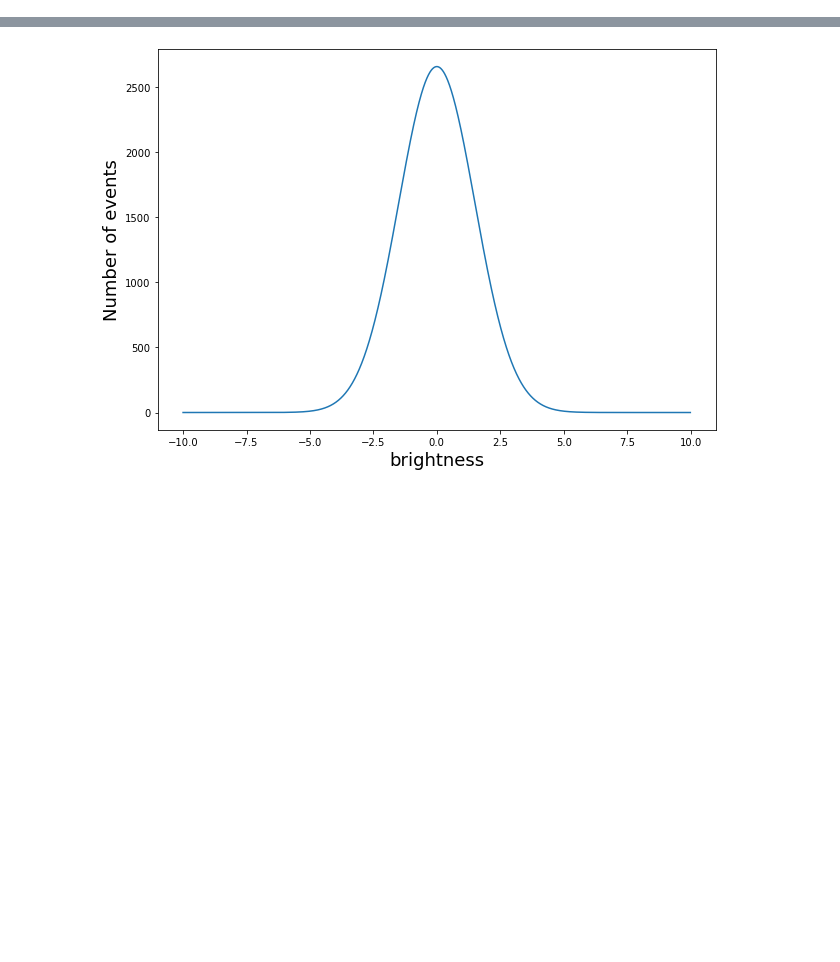
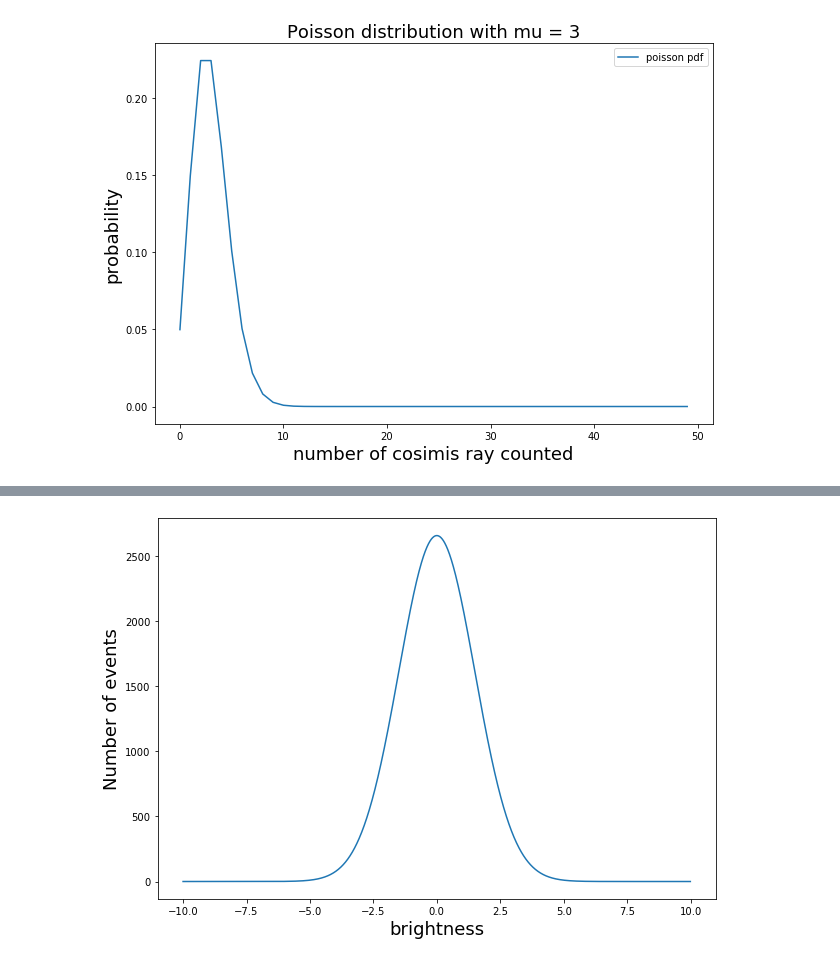
Before and after one commit to tominsUW/PHYS434, a Jupyter notebook: Lab2.ipynb, the cells around one changed output, grey strips where cells are left out. Saved outputs shown, nothing was run; the diff lists cells and outputs as text; code cells hidden in the pictures; blank space fills up the shorter version.

```diff
--- a/Lab2.ipynb
+++ b/Lab2.ipynb
@@ -236,0 +11,14 @@ If each pixel has a Gaussian distribution, what would be the distribution if we
+# %%
+plt.rcParams["figure.figsize"] = (10,7)
+fig, ax = plt.subplots(1, 1)
+x = range(0,50)
+mu = 3
+prob = stats.poisson.pmf(x, mu)
+ax.plot(x,prob, label='poisson pdf')
+plt.xlabel('number of cosimis ray counted', fontsize=18)
+plt.ylabel('probability', fontsize=18)
+plt.legend()
+plt.title("Poisson distribution with mu = 3", fontsize=18)
+plt.show()
+# %% [output]
+[figure, added]
```
Also changed, not shown: parts of 56 cells of this notebook.
